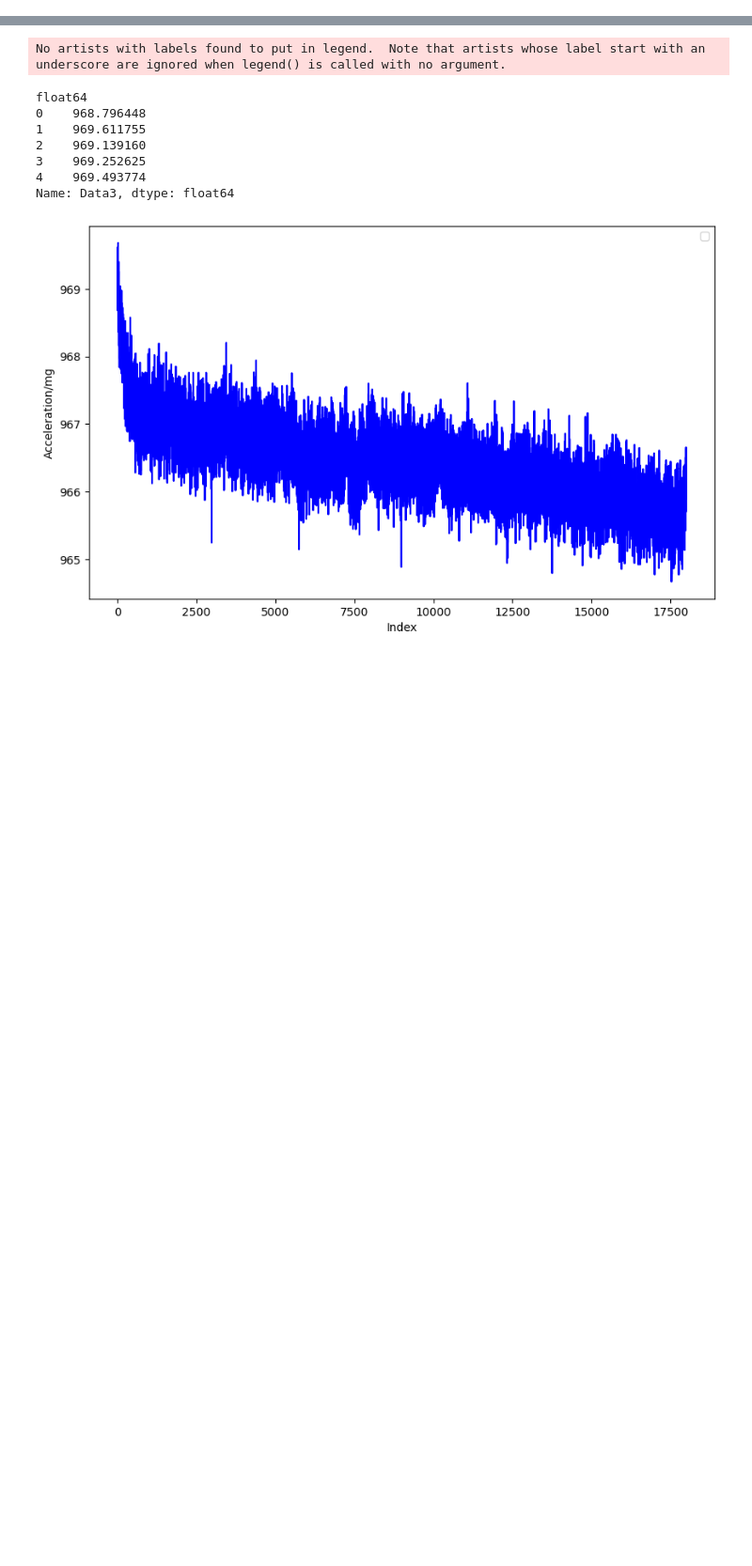
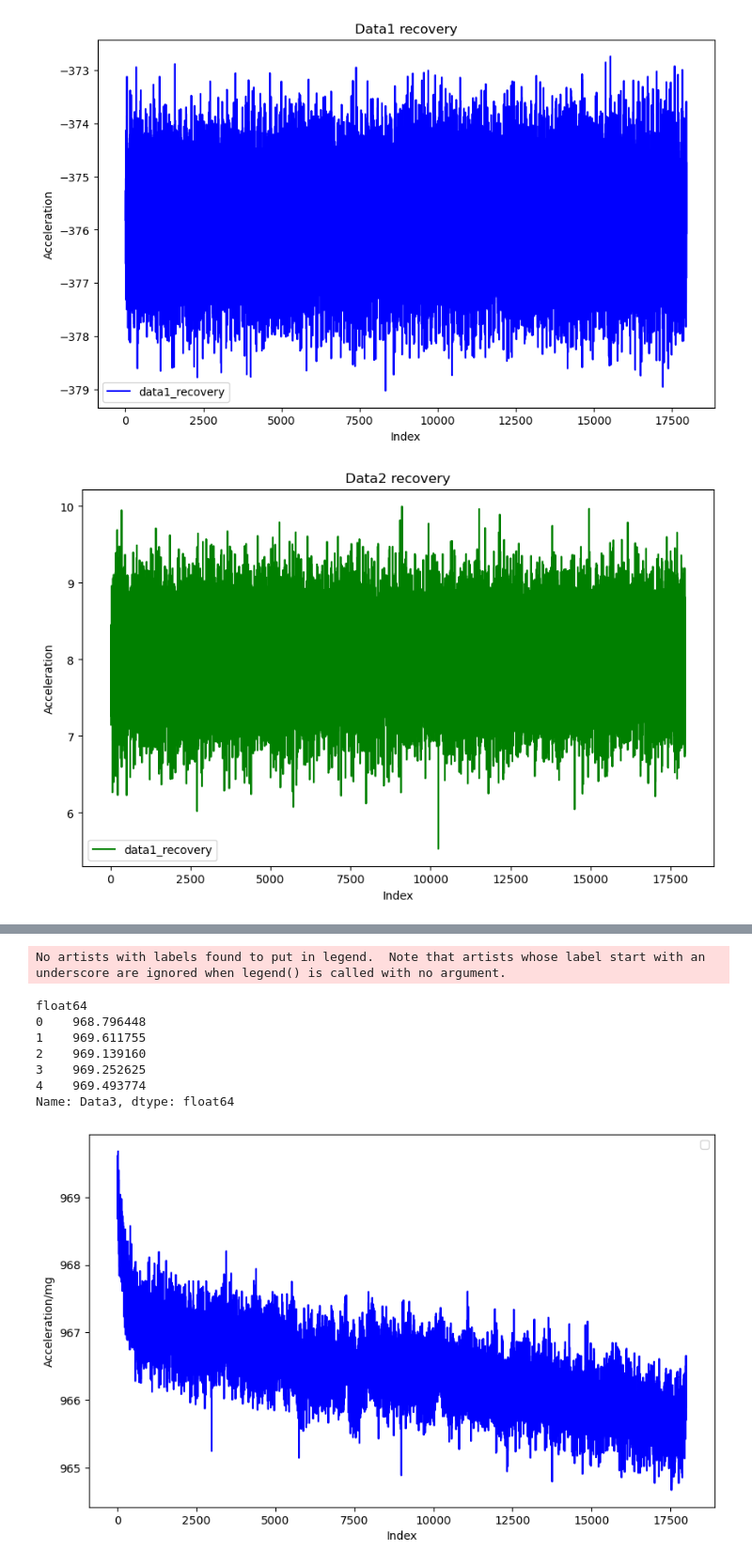
Before and after one commit to YvetteYuX/Liftnode_diagnosis, a Jupyter notebook: trend_recovery1.ipynb, the cells around one changed output, grey strips where cells are left out. Shown at 94% size. Saved outputs shown, nothing was run; the diff lists cells and outputs as text; code cells hidden in the pictures; blank space fills up the shorter version.

```diff
--- a/trend_recovery1.ipynb
+++ b/trend_recovery1.ipynb
@@ -0,0 +132,37 @@
+# %%
+data1_recovery = data1_diff + mean_data1
+data2_recovery = data2_diff + mean_data2
+data3_recovery = data3_diff + mean_data3
+
+# Plot Data1 - Difference between original and smoothed data
+plt.figure(figsize=(10, 6))
+plt.plot(data1_recovery, label='data1_recovery', color='blue')
+plt.title('Data1 recovery')
+plt.xlabel('Index')
+plt.ylabel('Acceleration')
+plt.legend()
+# plt.grid(True)
+plt.show()
+
+# Plot Data2 - Difference between original and smoothed data
+plt.figure(figsize=(10, 6))
+plt.plot(data2_recovery, label='data1_recovery', color='green')
+plt.title('Data2 recovery')
+plt.xlabel('Index')
+plt.ylabel('Acceleration')
+plt.legend()
+# plt.grid(True)
+plt.show()
+
+# Plot Data3 - Difference between original and smoothed data
+plt.figure(figsize=(10, 6))
+plt.plot(data3_recovery, label='data3_recovery', color='red')
+plt.title('Data3 recovery')
+plt.xlabel('Index')
+plt.ylabel('Acceleration')
+plt.legend()
+# plt.grid(True)
+plt.show()
+# %% [output]
+[figure, added]
+[figure, added]
```
Also changed, not shown: parts of 5 cells of this notebook.
